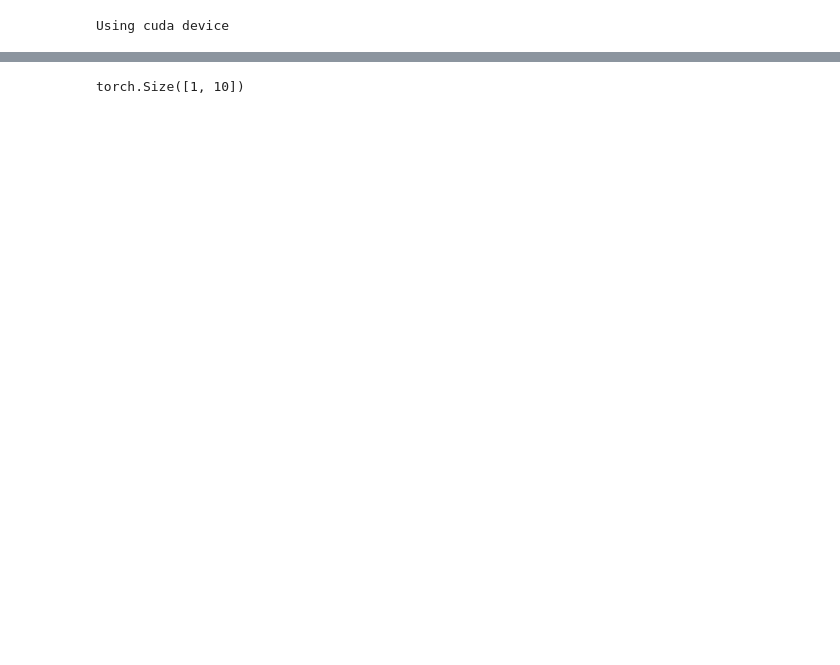
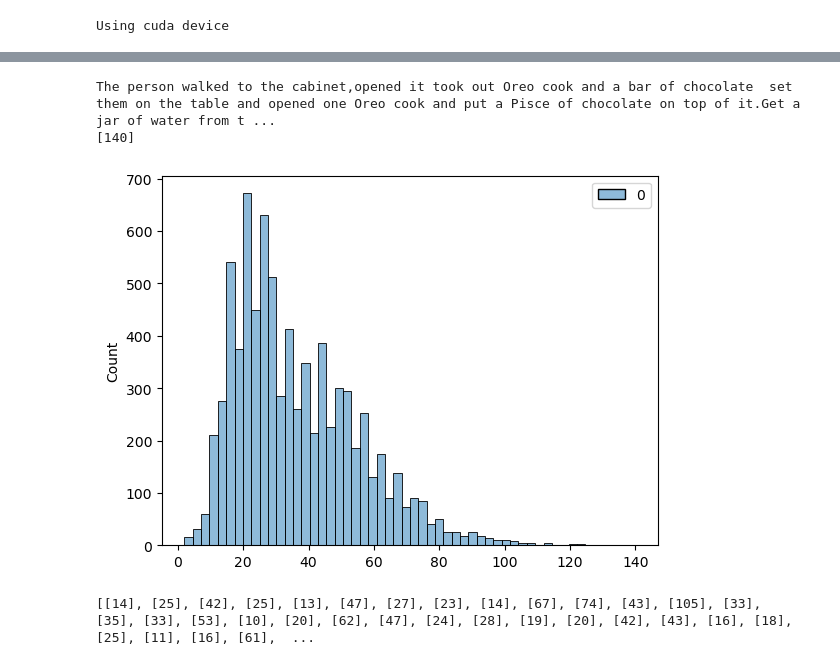
Before and after one commit to Hetchell/VIdeoCLIPCap, a Jupyter notebook: gpt.ipynb, the cells around one changed output, grey strips where cells are left out. Drawn from its saved outputs; the diff is of its cells as text; code cells hidden in the pictures; blank space fills up the shorter version.

```diff
--- a/gpt.ipynb
+++ b/gpt.ipynb
@@ -45,7 +47,3 @@ input_ids = tokeniser.encode(sentence, return_tensors= 'pt').to(device)
-# %%
-input_ids.shape
-# %% [output]
-torch.Size([1, 10])
 # %%
 output = model.generate(input_ids, max_length = 50, no_repeat_ngram_size=2, early_stopping=True, num_beams = 5, do_sample=True)
 #output = model.generate(input_ids, max_length = 50, no_repeat_ngram_size=2, early_stopping=True, num_beams = 5, do_sample=True)
@@ -60,0 +52,43 @@ model_path = os.path.join(save_path, 'model_wieghts.pt')
+# %%
+df = pd.read_csv("./Charades/Charades_v1_train.csv")
+
+text_tokens = []
+token_lengths = []
+text_token = tokeniser.encode(df.loc[0,"descriptions"], return_tensors= 'pt').to(device)
+max = [text_token.shape[1]]
+max_index = 0
+
+for i in tqdm(range(len(df["id"]))):
+
+    text_token = tokeniser.encode(df.loc[i,"descriptions"], return_tensors= 'pt').to(device)
+    text_tokens.append(text_token)
+    token_length = [text_token.shape[1]]
+    token_lengths.append(token_length)
+    if token_length > max:
+        max = token_length
+        max_index = i
+
+print(df.loc[max_index,"descriptions"])
+print(max)
+# %% [output]
+The person walked to the cabinet,opened it took out Oreo cook and a bar of chocolate  set them on the table and opened one Oreo cook and put a Pisce of chocolate on top of it.Get a jar of water from t ...
+[140]
+# %%
+import matplotlib.pyplot as plt
+import seaborn as sb
+import numpy as np
+
+# Convert the list to a numpy array
+all_arr = np.array(token_lengths)
+
+# Create a boxplot using seaborn
+sb.histplot(data=all_arr)
+
+# Show the plot
+plt.show()
+# %% [output]
+[figure, added]
+# %%
+print(token_lengths)
+# %% [output]
+[[14], [25], [42], [25], [13], [47], [27], [23], [14], [67], [74], [43], [105], [33], [35], [33], [53], [10], [20], [62], [47], [24], [28], [19], [20], [42], [43], [16], [18], [25], [11], [16], [61],  ...
```
Also changed, not shown: parts of 6 cells of this notebook, 4 other files.
